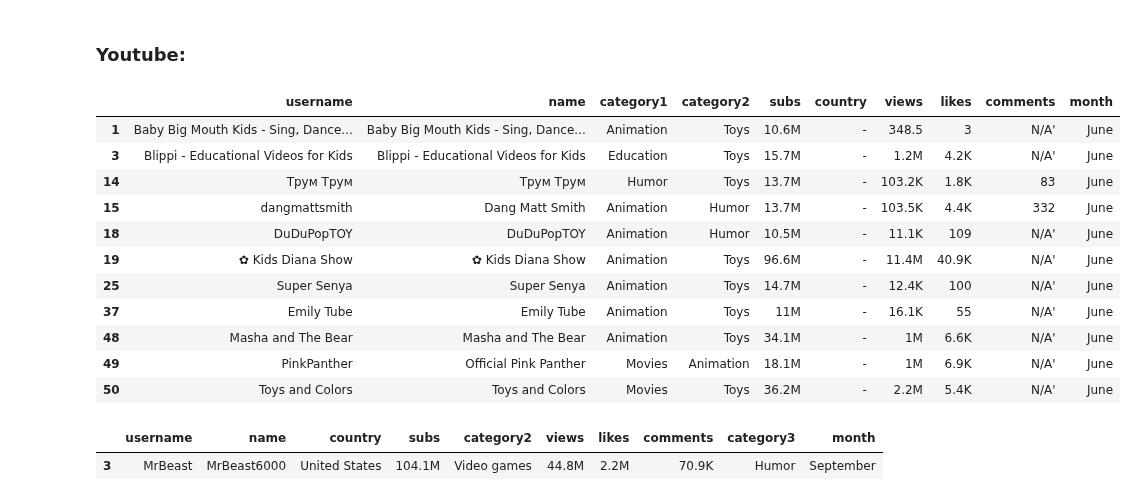
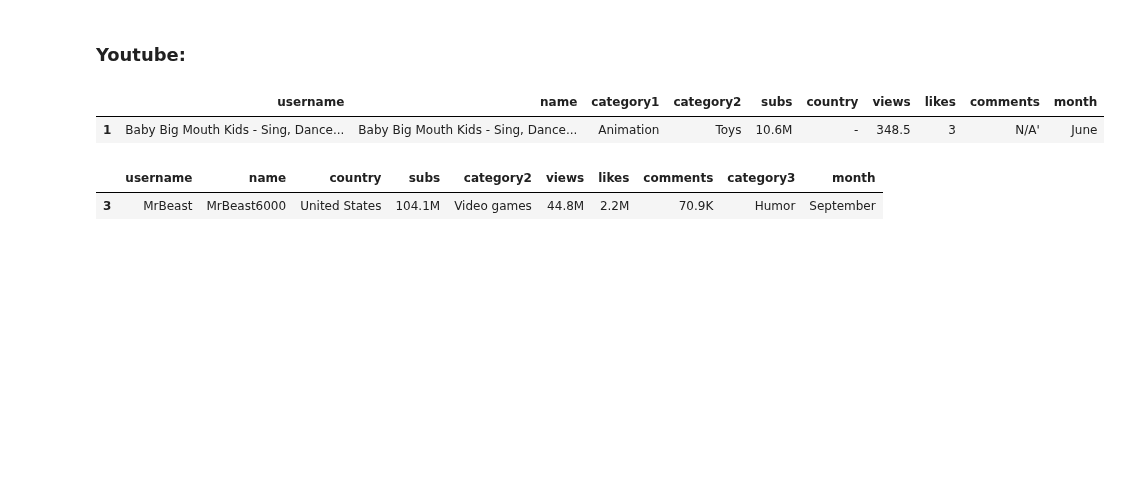
Before and after one commit to MarioChvx/ciencia_de_datos_PAMBAZO, a Jupyter notebook: proyectos/Proyecto4/socialnetworks.ipynb, the cells around one changed output. Saved outputs shown, nothing was run; the diff lists cells and outputs as text; code cells hidden in the pictures; blank space fills up the shorter version.

```diff
--- a/proyectos/Proyecto4/socialnetworks.ipynb
+++ b/proyectos/Proyecto4/socialnetworks.ipynb
@@ -225,35 +222,25 @@ tt_months.head(3)
 # %%
 y_june = (
     pd.read_csv('DATA/youtubejune2022.csv')
     .assign(Month='June')
     .rename(columns={
         "channel name": "username",
         "youTuber":"name",
         "Category": "category1",
         "Category_2": "category2",
         "Subscribers count": "subs",
         "Country": "country",
         "Views avg.": "views",
         "Likes avg": "likes",
         "Comments avg.": "comments",
         "Month": "month"
     })
     .dropna()
 )
-y_june.head(11)
+y_june.head(1)
 # %% [output]
 |  | username | name | category1 | category2 | subs | country | views | likes | comments | month |
 | 1 | Baby Big Mouth Kids - Sing, Dance... | Baby Big Mouth Kids - Sing, Dance... | Animation | Toys | 10.6M | - | 348.5 | 3 | N/A' | June |
-| 3 | Blippi - Educational Videos for Kids | Blippi - Educational Videos for Kids | Education | Toys | 15.7M | - | 1.2M | 4.2K | N/A' | June |
-| 14 | Трум Трум | Трум Трум | Humor | Toys | 13.7M | - | 103.2K | 1.8K | 83 | June |
-| 15 | dangmattsmith | Dang Matt Smith | Animation | Humor | 13.7M | - | 103.5K | 4.4K | 332 | June |
-| 18 | DuDuPopTOY | DuDuPopTOY | Animation | Humor | 10.5M | - | 11.1K | 109 | N/A' | June |
-| 19 | ✿ Kids Diana Show | ✿ Kids Diana Show | Animation | Toys | 96.6M | - | 11.4M | 40.9K | N/A' | June |
-| 25 | Super Senya | Super Senya | Animation | Toys | 14.7M | - | 12.4K | 100 | N/A' | June |
-| 37 | Emily Tube | Emily Tube | Animation | Toys | 11M | - | 16.1K | 55 | N/A' | June |
-| 48 | Masha and The Bear | Masha and The Bear | Animation | Toys | 34.1M | - | 1M | 6.6K | N/A' | June |
-| 49 | PinkPanther | Official Pink Panther | Movies | Animation | 18.1M | - | 1M | 6.9K | N/A' | June |
-| 50 | Toys and Colors | Toys and Colors | Movies | Toys | 36.2M | - | 2.2M | 5.4K | N/A' | June |
 # %%
 y_sep = (
     pd.read_csv('DATA/Youtubesep2022.csv')
```
Also changed, not shown: parts of 27 cells of this notebook.
